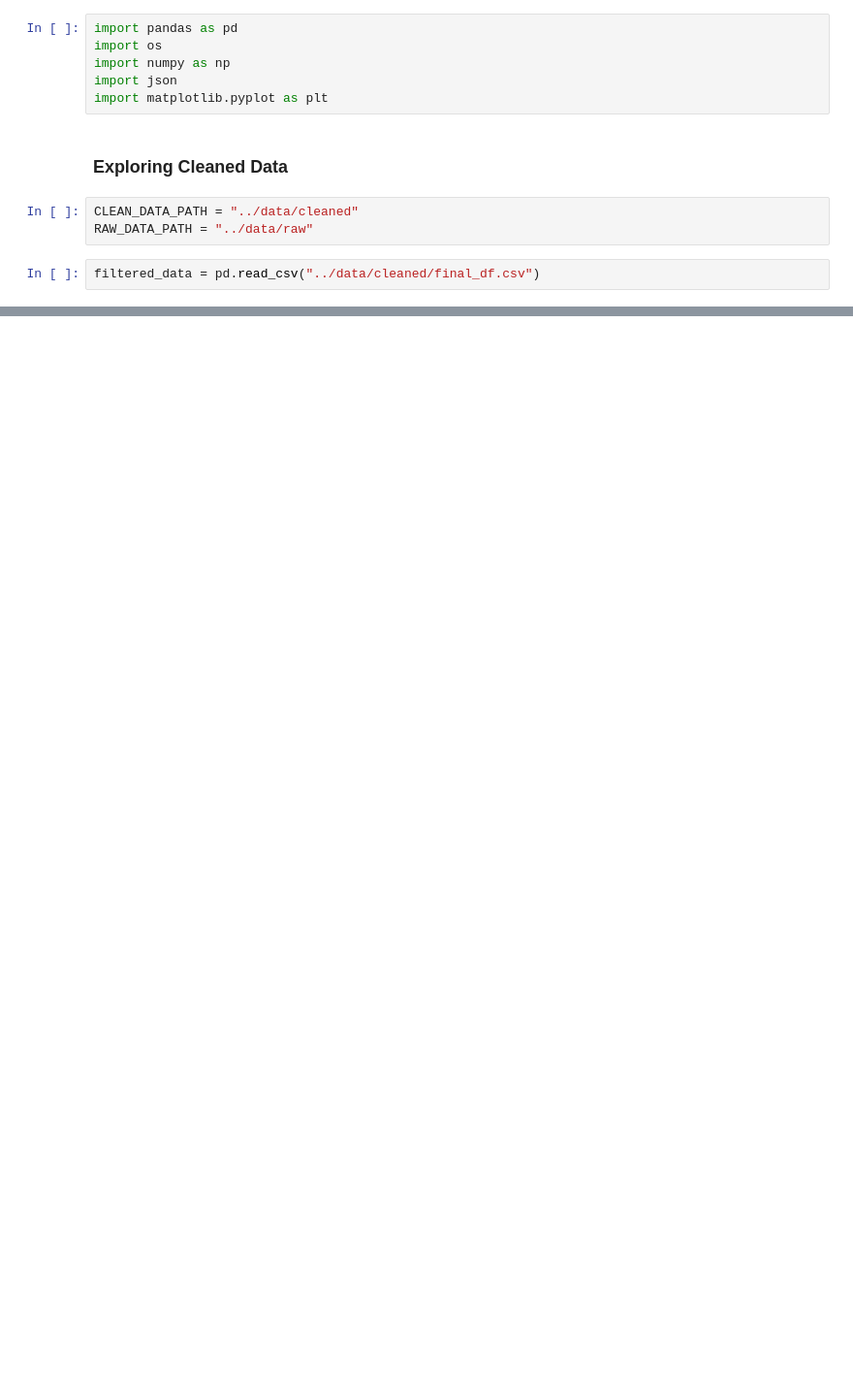
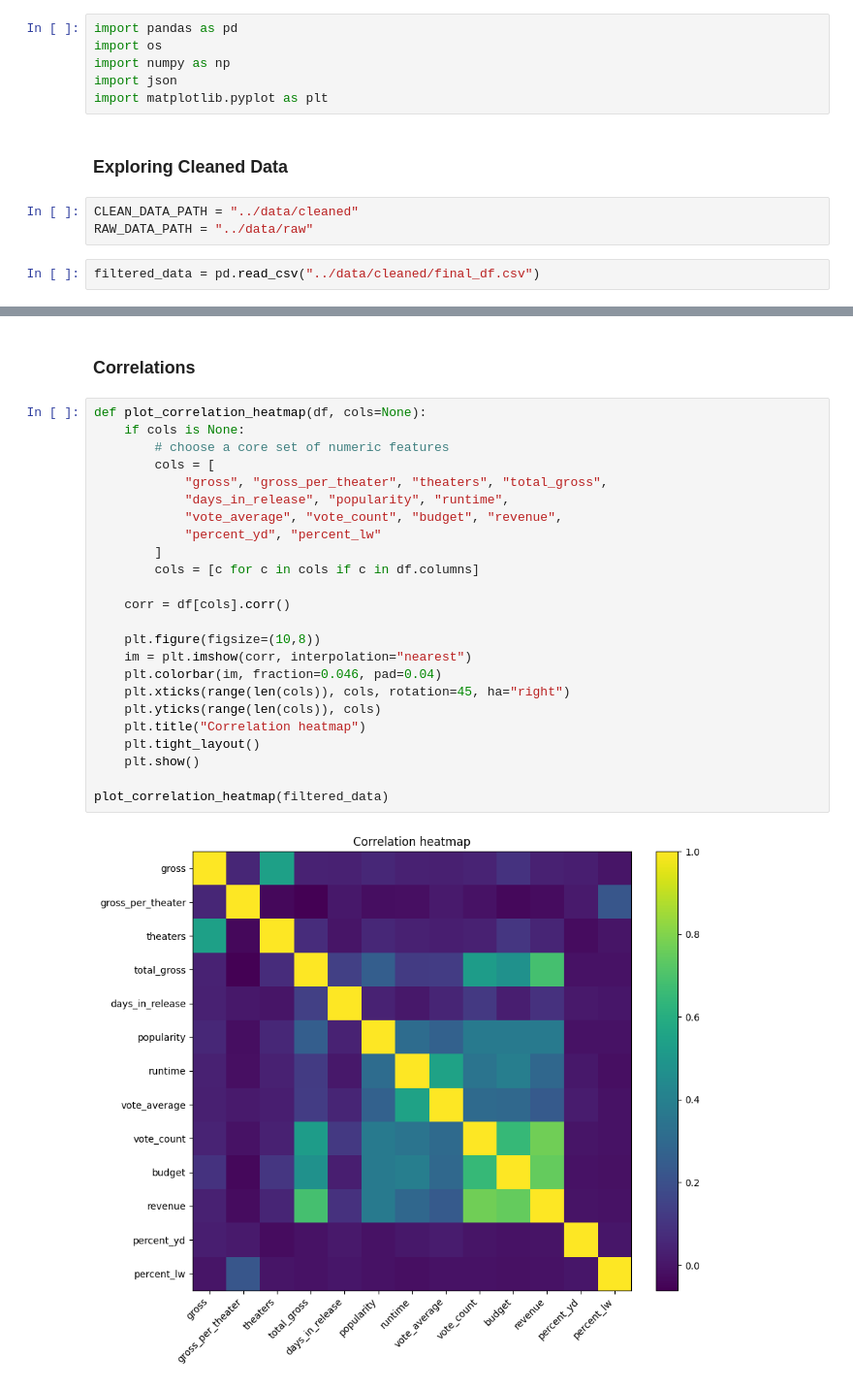
Before and after one commit to skrigel/cinema_by_the_numbers, a Jupyter notebook: preprocessing/data_exploration.ipynb, the cells around one changed output, grey strips where cells are left out. Shown: that part at 97% size. Saved outputs shown, nothing was run; the diff lists cells and outputs as text; blank space fills up the shorter version.

```diff
--- a/preprocessing/data_exploration.ipynb
+++ b/preprocessing/data_exploration.ipynb
@@ -26,0 +182,28 @@ avg_popularity.plot(x='release_month', y='popularity')
+# %% [markdown]
+### Correlations
+# %%
+def plot_correlation_heatmap(df, cols=None):
+    if cols is None:
+        # choose a core set of numeric features
+        cols = [
+            "gross", "gross_per_theater", "theaters", "total_gross",
+            "days_in_release", "popularity", "runtime",
+            "vote_average", "vote_count", "budget", "revenue",
+            "percent_yd", "percent_lw"
+        ]
+        cols = [c for c in cols if c in df.columns]
+
+    corr = df[cols].corr()
+
+    plt.figure(figsize=(10,8))
+    im = plt.imshow(corr, interpolation="nearest")
+    plt.colorbar(im, fraction=0.046, pad=0.04)
+    plt.xticks(range(len(cols)), cols, rotation=45, ha="right")
+    plt.yticks(range(len(cols)), cols)
+    plt.title("Correlation heatmap")
+    plt.tight_layout()
+    plt.show()
+
+plot_correlation_heatmap(filtered_data)
+# %% [output]
+[figure, added]
```
Also changed, not shown: parts of 13 cells of this notebook, 3 other files.
